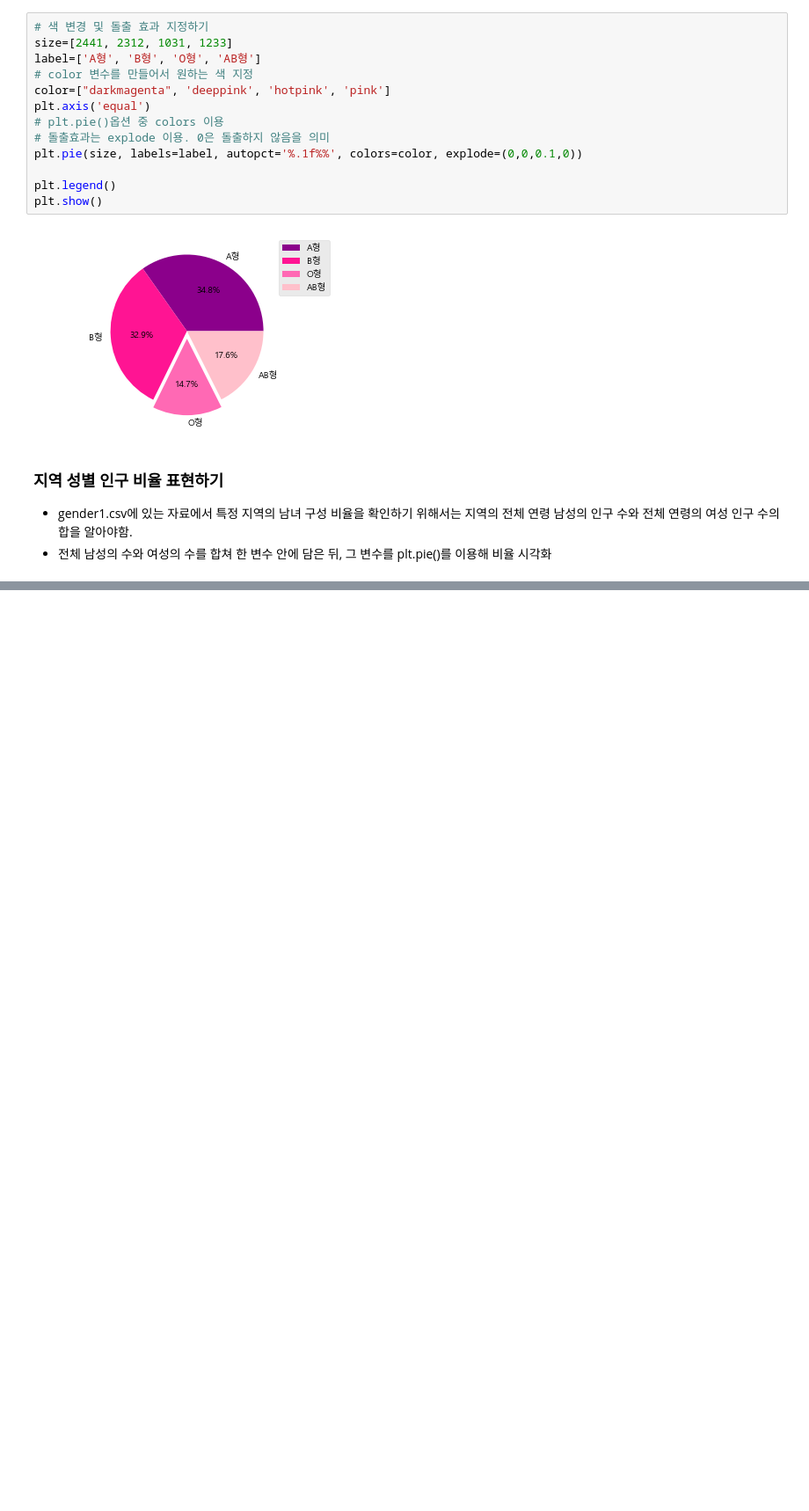
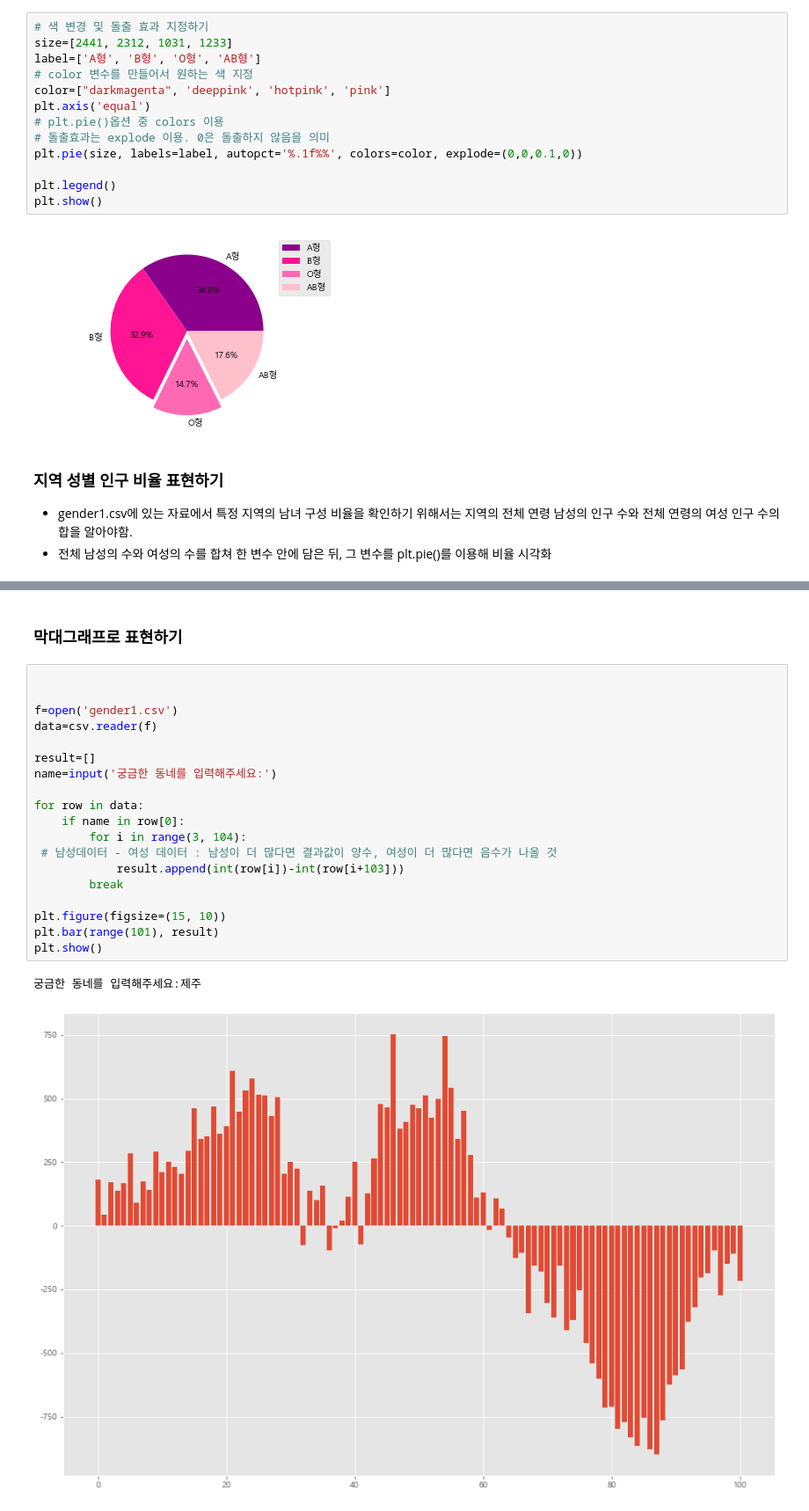
Before and after one commit to pmj3590/modoo_dataanalysis, a Jupyter notebook: people.ipynb, the cells around one changed output, grey strips where cells are left out. Shown at 88% size. Saved outputs shown, nothing was run; the diff lists cells and outputs as text; blank space fills up the shorter version.

```diff
--- a/people.ipynb
+++ b/people.ipynb
@@ -347,0 +370,24 @@ plt.show()
+# %% [markdown]
+### 막대그래프로 표현하기
+# %%
+
+
+f=open('gender1.csv')
+data=csv.reader(f)
+
+result=[]
+name=input('궁금한 동네를 입력해주세요:')
+
+for row in data:
+    if name in row[0]:
+        for i in range(3, 104):
+ # 남성데이터 - 여성 데이터 : 남성이 더 많다면 결과값이 양수, 여성이 더 많다면 음수가 나올 것
+            result.append(int(row[i])-int(row[i+103]))
+        break
+
+plt.figure(figsize=(15, 10))
+plt.bar(range(101), result)
+plt.show()
+# %% [output]
+궁금한 동네를 입력해주세요:제주
+[figure, added]
```
Also changed, not shown: parts of 18 cells of this notebook.
